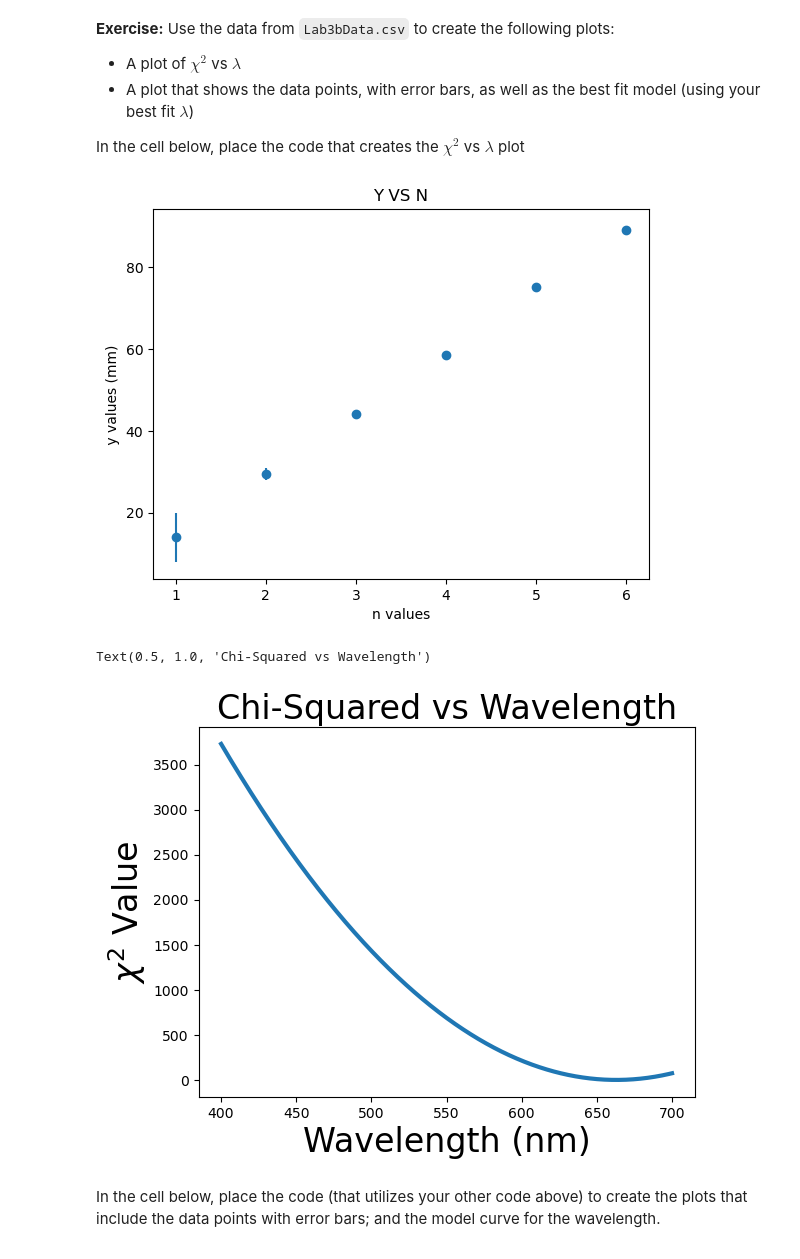
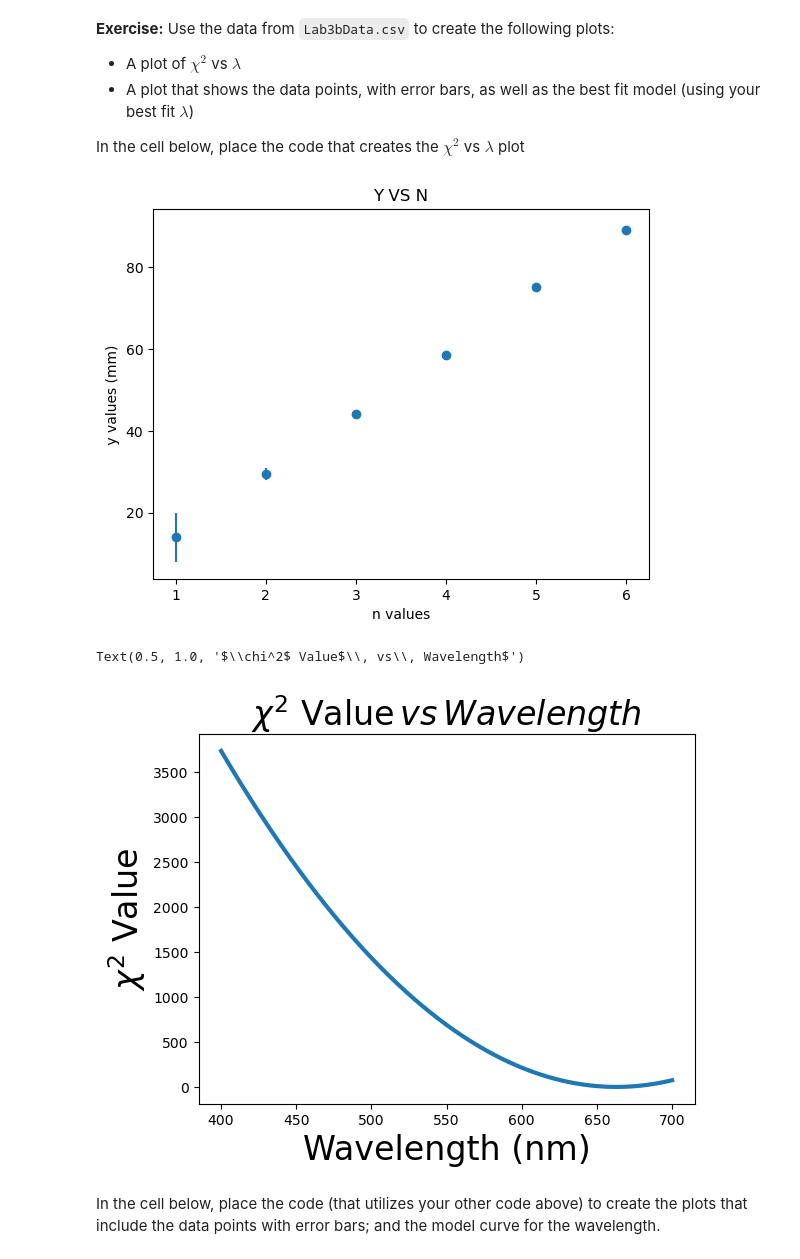
Before and after one commit to chadkishimoto/S25_282_Leon, a Jupyter notebook: Lab3_submission.ipynb, the cells around one changed output. Cells and saved outputs as stored; diff of their text form; code cells hidden in the pictures.

```diff
--- a/Lab3_submission.ipynb
+++ b/Lab3_submission.ipynb
@@ -78,36 +78,36 @@ In the cell below, place the code that creates the $\chi^2$ vs $\lambda$ plot
 # %%
 
 n_values, y_values, Uncertainty = np.loadtxt('Lab3bData.csv',delimiter=',',usecols=(0,1,2), unpack=True)
 plt.errorbar(n_values, y_values, Uncertainty, fmt = 'o')
 plt.xlabel("n values")
 plt.ylabel(" y values (mm) ")
 plt.title ( "Y VS N")
 plt.show()
 
 
 d = 0.125 / 1000
 L = 280 / 100
 
 def M(n, lambda_in_nm):
     lambda_m = lambda_in_nm * 1e-9
     theta = np.arcsin(np.clip((n * lambda_m) / d, -1, 1))
     return L * np.tan(theta) * 1000
 
 def Chi_squared(lambda_in_nm):
     chi_squared = np.sum(((y_values - M(n_values, lambda_in_nm)) ** 2) / (Uncertainty ** 2))
     return chi_squared
 
 lambda_range = np.linspace(400, 700, 1000)
 chi2_values = np.array([Chi_squared(lmbd) for lmbd in lambda_range])
 plt.figure()
 plt.plot(lambda_range, chi2_values, linewidth = 3)
 plt.xlabel('Wavelength (nm)', size = 24)
 plt.ylabel(r'$\chi^2$ Value', size = 24)
-plt.title('Chi-Squared vs Wavelength', size = 24)
+plt.title(r'$\chi^2$ Value$\, vs\, Wavelength$', fontsize=24)
 # %% [output]
 [figure]
-Text(0.5, 1.0, 'Chi-Squared vs Wavelength')
+Text(0.5, 1.0, '$\\chi^2$ Value$\\, vs\\, Wavelength$')
-[figure, old version]
+[figure, new version]
 # %% [markdown]
 In the cell below, place the code (that utilizes your other code above) to create the plots that include the data points with error bars; and the model curve for the wavelength.
 # %%
```
